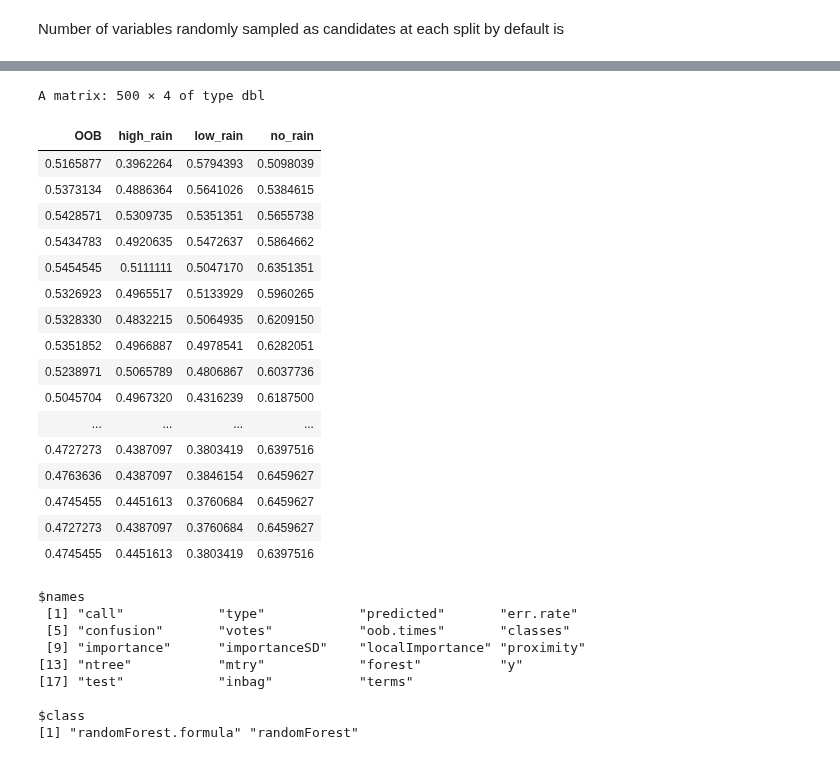
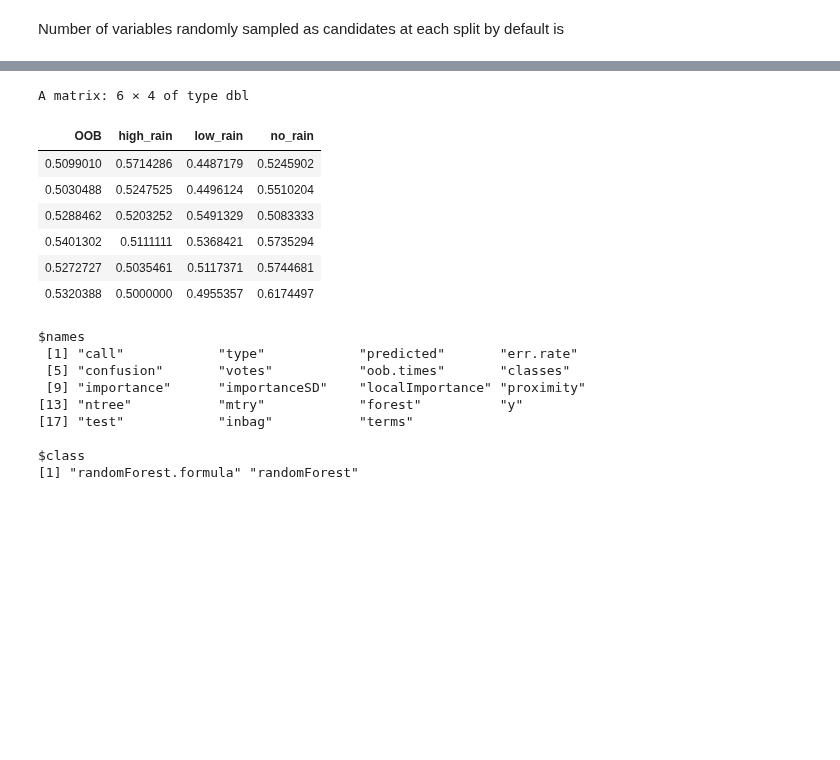
Before and after one commit to NguyenHai7120/4A-MachineLearning-Project, a Jupyter notebook: Tree_and_Forest_R.ipynb, the cells around one changed output, grey strips where cells are left out. Drawn from its saved outputs; the diff is of its cells as text; code cells hidden in the pictures; blank space fills up the shorter version.

Commit message:
Tree and Forest finish

```diff
--- a/Tree_and_Forest_R.ipynb
+++ b/Tree_and_Forest_R.ipynb
@@ -245,24 +253,14 @@ A matrix: 3 × 4 of type dbl
 # %%
-random.forest$err.rate
+head(random.forest$err.rate)
 # %% [output]
-A matrix: 500 × 4 of type dbl
+A matrix: 6 × 4 of type dbl
 | OOB | high_rain | low_rain | no_rain |
-| 0.5165877 | 0.3962264 | 0.5794393 | 0.5098039 |
-| 0.5373134 | 0.4886364 | 0.5641026 | 0.5384615 |
-| 0.5428571 | 0.5309735 | 0.5351351 | 0.5655738 |
-| 0.5434783 | 0.4920635 | 0.5472637 | 0.5864662 |
-| 0.5454545 | 0.5111111 | 0.5047170 | 0.6351351 |
-| 0.5326923 | 0.4965517 | 0.5133929 | 0.5960265 |
-| 0.5328330 | 0.4832215 | 0.5064935 | 0.6209150 |
-| 0.5351852 | 0.4966887 | 0.4978541 | 0.6282051 |
-| 0.5238971 | 0.5065789 | 0.4806867 | 0.6037736 |
-| 0.5045704 | 0.4967320 | 0.4316239 | 0.6187500 |
-| ... | ... | ... | ... |
-| 0.4727273 | 0.4387097 | 0.3803419 | 0.6397516 |
-| 0.4763636 | 0.4387097 | 0.3846154 | 0.6459627 |
-| 0.4745455 | 0.4451613 | 0.3760684 | 0.6459627 |
-| 0.4727273 | 0.4387097 | 0.3760684 | 0.6459627 |
-| 0.4745455 | 0.4451613 | 0.3803419 | 0.6397516 |
+| 0.5099010 | 0.5714286 | 0.4487179 | 0.5245902 |
+| 0.5030488 | 0.5247525 | 0.4496124 | 0.5510204 |
+| 0.5288462 | 0.5203252 | 0.5491329 | 0.5083333 |
+| 0.5401302 | 0.5111111 | 0.5368421 | 0.5735294 |
+| 0.5272727 | 0.5035461 | 0.5117371 | 0.5744681 |
+| 0.5320388 | 0.5000000 | 0.4955357 | 0.6174497 |
 # %%
 attributes(random.forest)
 random.forest$mtry
```
Also changed, not shown: parts of 36 cells of this notebook, 1 other file.
